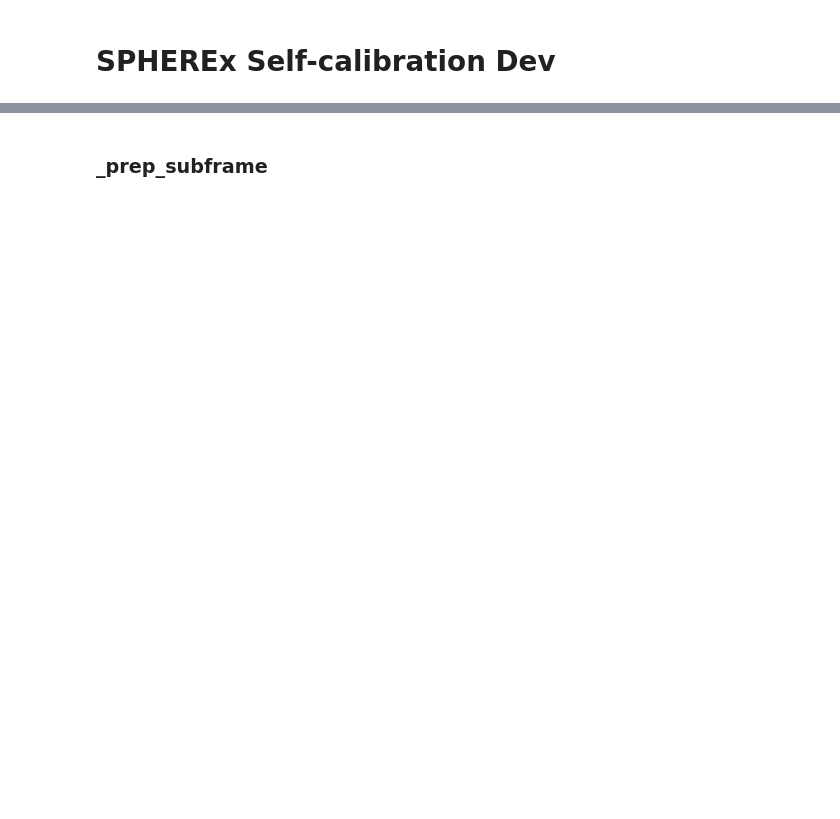
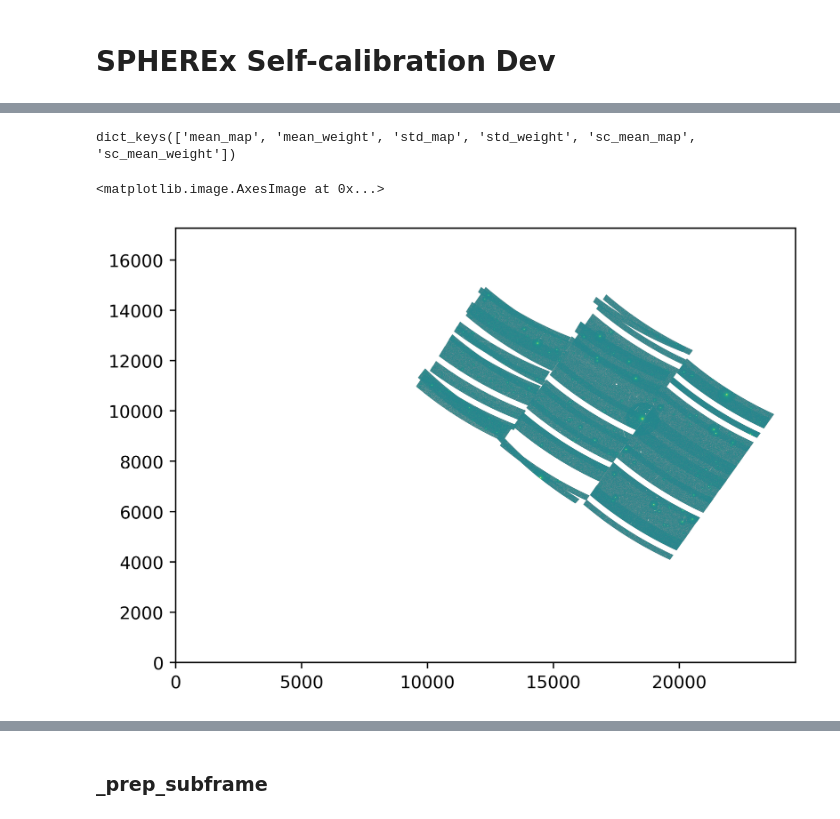
Before and after one commit to ThomasLiii/PySelfCal, a Jupyter notebook: spherex_selfcal_dev.ipynb, the cells around one changed output, grey strips where cells are left out. Drawn from its saved outputs; the diff is of its cells as text; code cells hidden in the pictures; blank space fills up the shorter version.

```diff
--- a/spherex_selfcal_dev.ipynb
+++ b/spherex_selfcal_dev.ipynb
@@ -69,0 +193,6 @@ det_valid_mask = chunk_valid_mask[chunk_map]
+# %%
+detector = 4
+config = {}
+config['output_dir'] = '/mnt/md124/thomasli/selfcal/outputs/'
+config['run_name'] = f'nep_det{detector}_3p1arcsec'
+config['resolution_arcsec'] = 3.1
@@ -69,0 +221,2 @@ det_valid_mask = chunk_valid_mask[chunk_map]
+# %%
+mm = PipelineWrapper.Mosaicker(config)
@@ -69,0 +225,17 @@ det_valid_mask = chunk_valid_mask[chunk_map]
+# %%
+mm.reproj_list = mm.reproj_list[0:1200]
+# %%
+maps = mm.make_mosaic(
+    apply_mask=True,
+    apply_weight=True,
+    chunk_map=chunk_map,
+    det_valid_mask=det_valid_mask,
+    max_workers=40,
+    make_std_map=False,
+    apply_sigma_clipping=False,
+    sigma=1.0,
+    ignore_list=[21],
+    oversample_factor=4,
+    det_offset_func=partial_make_offset_map,
+    batch_size=20
+)
@@ -70,3 +245,12 @@ det_valid_mask = chunk_valid_mask[chunk_map]
+# %%
+maps.keys()
+# %% [output]
+dict_keys(['mean_map', 'mean_weight', 'std_map', 'std_weight', 'sc_mean_map', 'sc_mean_weight'])
+# %%
+plt.imshow(maps['mean_map'], norm=LogNorm(), origin='lower')
+# %% [output]
+<matplotlib.image.AxesImage at 0x...>
+[figure, added]
 # %%
 channel_edges = [0.87, 1.0]
 chunk_map = make_spherex_chunk_map(detector, det_BC, fine_edges=channel_edges)
```
Also changed, not shown: parts of 106 cells of this notebook, 5 other files.
